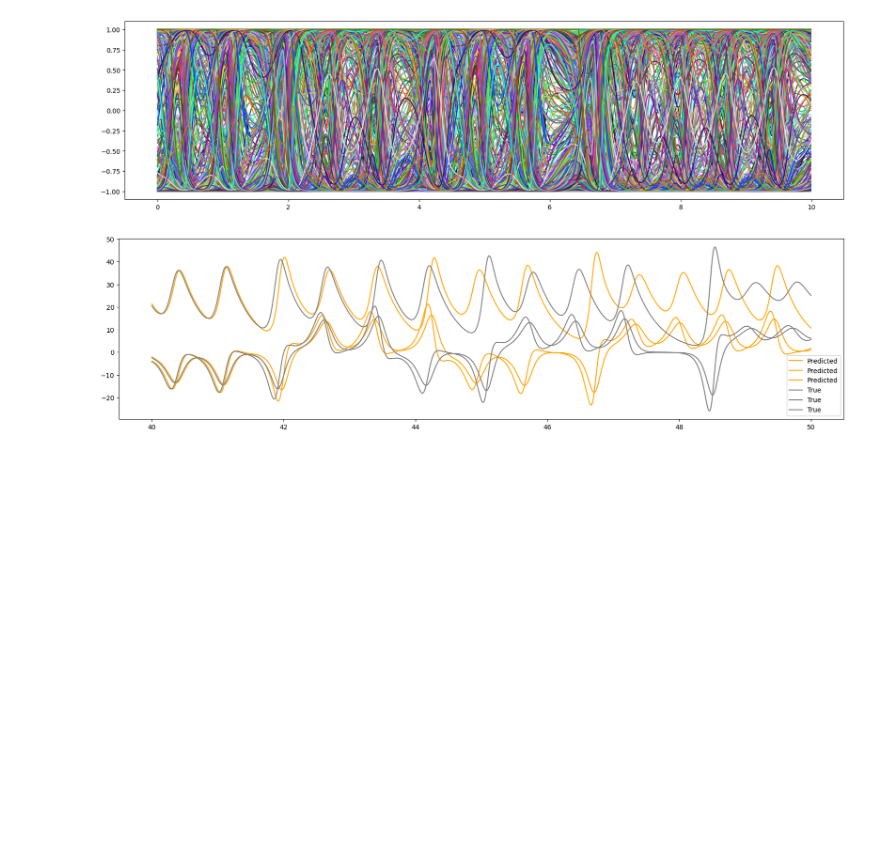
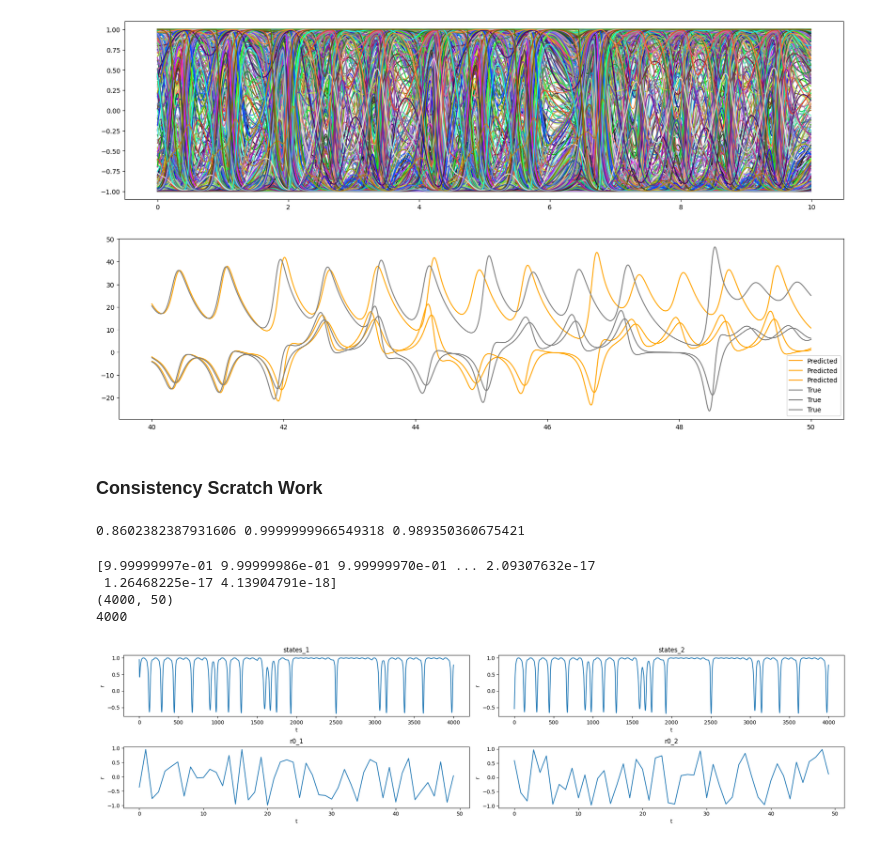
Before and after one commit to seyfdall/Thinned_Rescomp, a Jupyter notebook: scratch.ipynb, the cells around one changed output. Drawn from its saved outputs; the diff is of its cells as text; code cells hidden in the pictures; blank space fills up the shorter version.

```diff
--- a/scratch.ipynb
+++ b/scratch.ipynb
@@ -288,3 +331,5 @@ plt.legend()
 plt.show()
 # %% [output]
 [figure]
+# %% [markdown]
+### Consistency Scratch Work
@@ -290,0 +352,55 @@ plt.show()
+# %%
+# First replica run
+r0_1 = np.random.uniform(-1., 1., n)
+res_1 = rc.ResComp(A_1, res_sz=n, ridge_alpha=alpha, spect_rad=rho, sigma=sigma, gamma=gamma)
+states_1 = res_1.internal_state_response(t_train, U_train, r0_1)
+
+# Second replica run
+r0_2 = np.random.uniform(-1., 1., n)
+res_2 = rc.ResComp(A_2, res_sz=n, ridge_alpha=alpha, spect_rad=rho, sigma=sigma, gamma=gamma)
+states_2 = res_1.internal_state_response(t_train, U_train, r0_2)
+# %%
+# Compute Consistency
+cap, S = consistency_analysis(states_1, states_2)
+pearson_cap = pearson_consistency_metric(states_1, states_2)
+print(cap, S[0], pearson_cap)
+# %% [output]
+0.8602382387931606 0.9999999966549318 0.989350360675421
+# %%
+print(S)
+print(states_1.shape)
+print(len(states_1[:,0]))
+# %% [output]
+[9.99999997e-01 9.99999986e-01 9.99999970e-01 ... 2.09307632e-17
+ 1.26468225e-17 4.13904791e-18]
+(4000, 50)
+4000
+# %%
+plt.subplot(221)
+plt.title("states_1")
+plt.plot(states_1[:,1])
+plt.ylabel("r")
+plt.xlabel("t")
+
+plt.subplot(222)
+plt.title("states_2")
+plt.plot(states_2[:,1])
+plt.ylabel("r")
+plt.xlabel("t")
+
+plt.subplot(223)
+plt.title("r0_1")
+plt.plot(r0_1)
+plt.ylabel("r")
+plt.xlabel("t")
+
+plt.subplot(224)
+plt.title("r0_2")
+plt.plot(r0_2)
+plt.ylabel("r")
+plt.xlabel("t")
+
+plt.tight_layout()
+plt.show()
+# %% [output]
+[figure, added]
```
Also changed, not shown: parts of 9 cells of this notebook, 4 other files.
